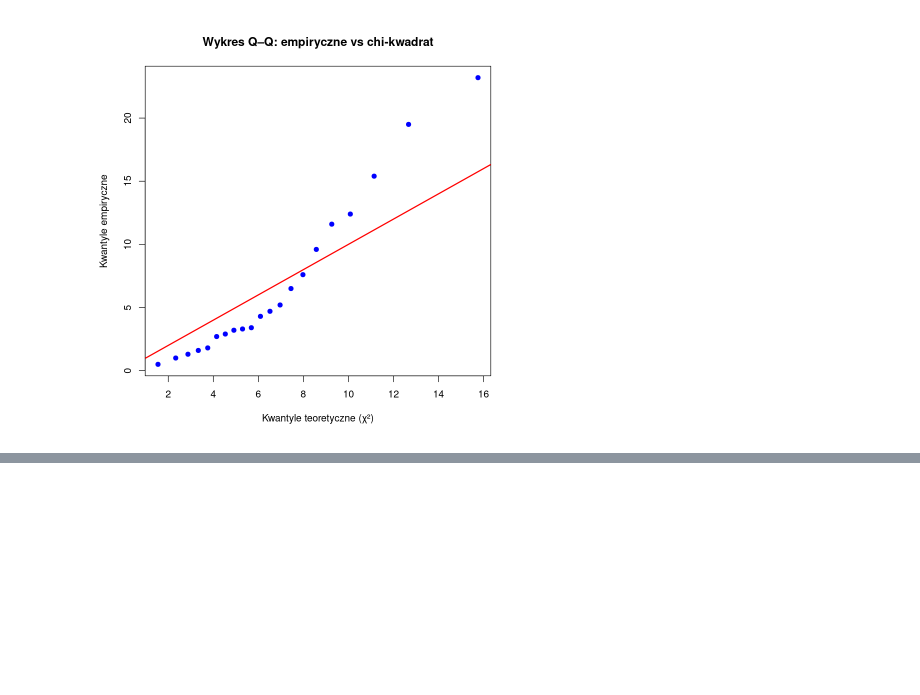
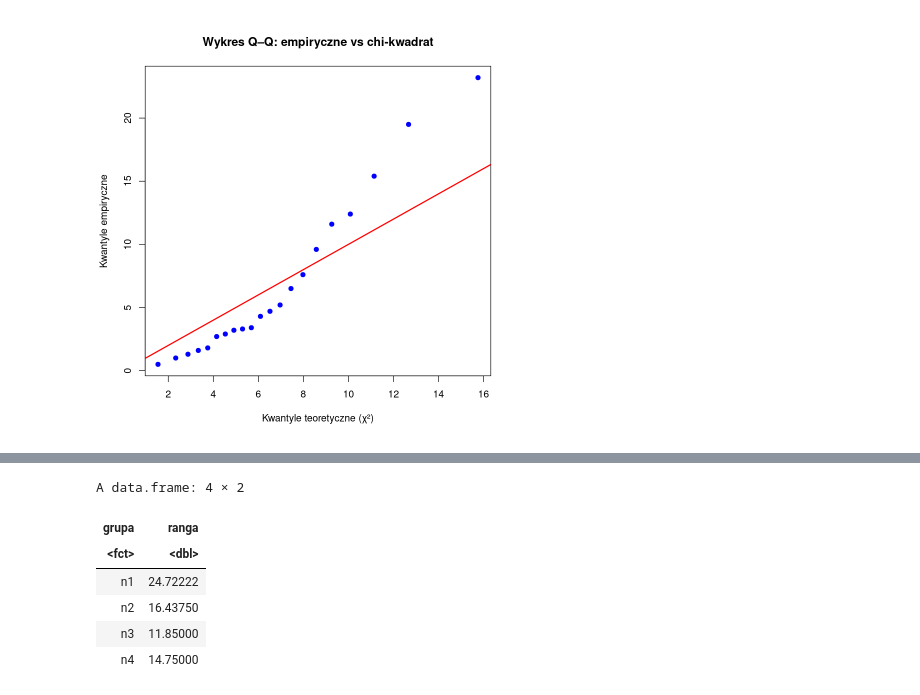
Before and after one commit to Kotmin/R-Planowanie-Eksperymentu, a Jupyter notebook: Zadania.ipynb, the cells around one changed output, grey strips where cells are left out. Cells and saved outputs as stored; diff of their text form; code cells hidden in the pictures; blank space fills up the shorter version.

```diff
--- a/Zadania.ipynb
+++ b/Zadania.ipynb
@@ -300,0 +420,12 @@ Wykres Q-Q wspiera wynik testu KS z punktu a.
+# %%
+srednie_rangi <- aggregate(ranga ~ grupa, data = df_rangi, FUN = mean)
+# %%
+srednie_rangi
+# %% [output]
+A data.frame: 4 × 2
+| grupa | ranga |
+| <fct> | <dbl> |
+| n1 | 24.72222 |
+| n2 | 16.43750 |
+| n3 | 11.85000 |
+| n4 | 14.75000 |
```
Also changed, not shown: parts of 16 cells of this notebook, 1 other file.
